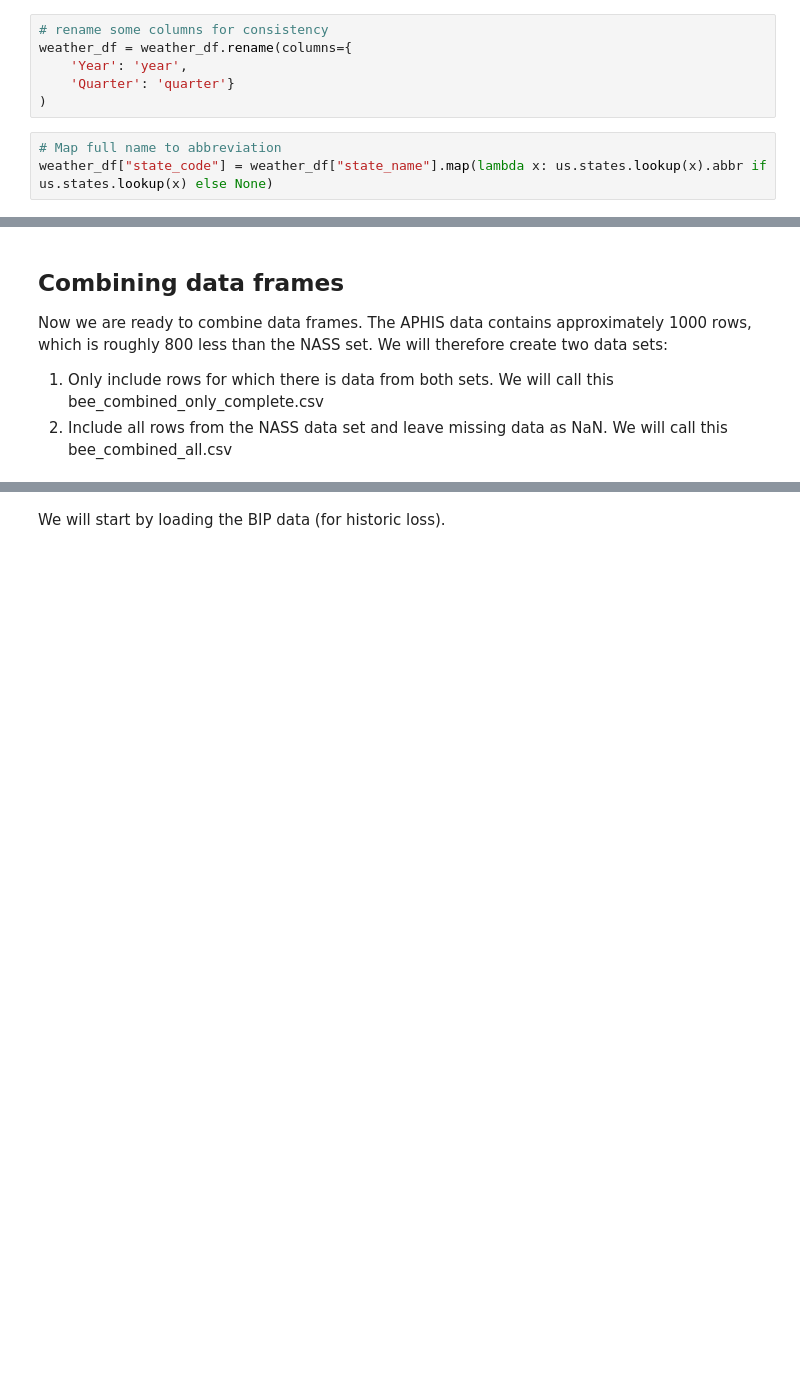
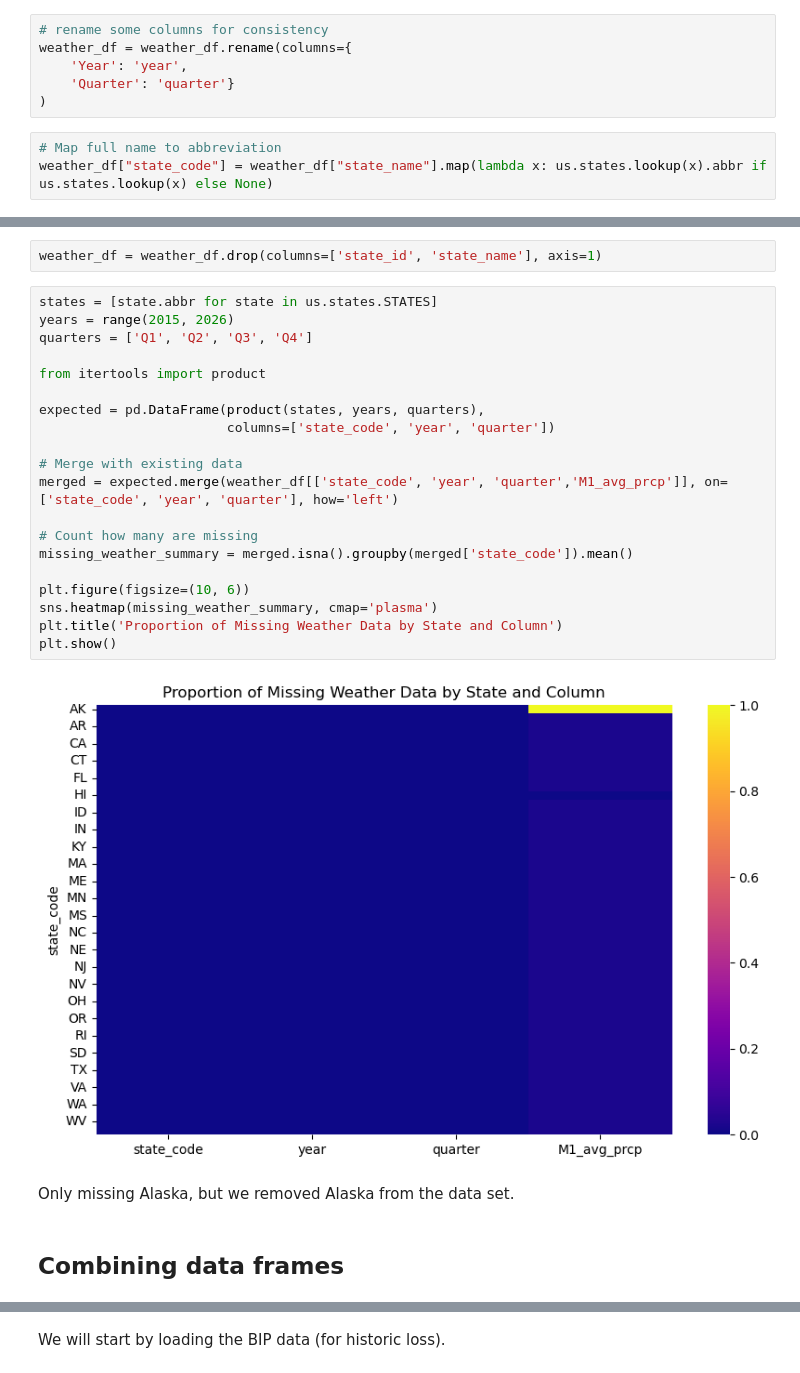
Before and after one commit to Erdos-Projects/fall-2025-bee-health-early-warning-system, a Jupyter notebook: notebooks/final_aggregation.ipynb, the cells around one changed output, grey strips where cells are left out. Saved outputs shown, nothing was run; the diff lists cells and outputs as text; blank space fills up the shorter version.

Commit message:
update on dealing with Nans in combined set - still many Nans

```diff
--- a/notebooks/final_aggregation.ipynb
+++ b/notebooks/final_aggregation.ipynb
@@ -128,8 +262,29 @@ weather_df["state_code"] = weather_df["state_name"].map(lambda x: us.states.look
+# %%
+weather_df = weather_df.drop(columns=['state_id', 'state_name'], axis=1)
+# %%
+states = [state.abbr for state in us.states.STATES]
+years = range(2015, 2026)
+quarters = ['Q1', 'Q2', 'Q3', 'Q4']
+
+from itertools import product
+
+expected = pd.DataFrame(product(states, years, quarters),
+                        columns=['state_code', 'year', 'quarter'])
+
+# Merge with existing data
+merged = expected.merge(weather_df[['state_code', 'year', 'quarter','M1_avg_prcp']], on=['state_code', 'year', 'quarter'], how='left')
+
+# Count how many are missing
+missing_weather_summary = merged.isna().groupby(merged['state_code']).mean()
+
+plt.figure(figsize=(10, 6))
+sns.heatmap(missing_weather_summary, cmap='plasma')
+plt.title('Proportion of Missing Weather Data by State and Column')
+plt.show()
+# %% [output]
+[figure, added]
+# %% [markdown]
+Only missing Alaska, but we removed Alaska from the data set.
 # %% [markdown]
 ## Combining data frames
-
-Now we are ready to combine data frames. The APHIS data contains approximately 1000 rows, which is roughly 800 less than the NASS set. We will therefore create two data sets:
-
-1. Only include rows for which there is data from both sets. We will call this bee_combined_only_complete.csv
-2. Include all rows from the NASS data set and leave missing data as NaN. We will call this bee_combined_all.csv
 # %%
```
Also changed, not shown: parts of 57 cells of this notebook, 2 other files.
